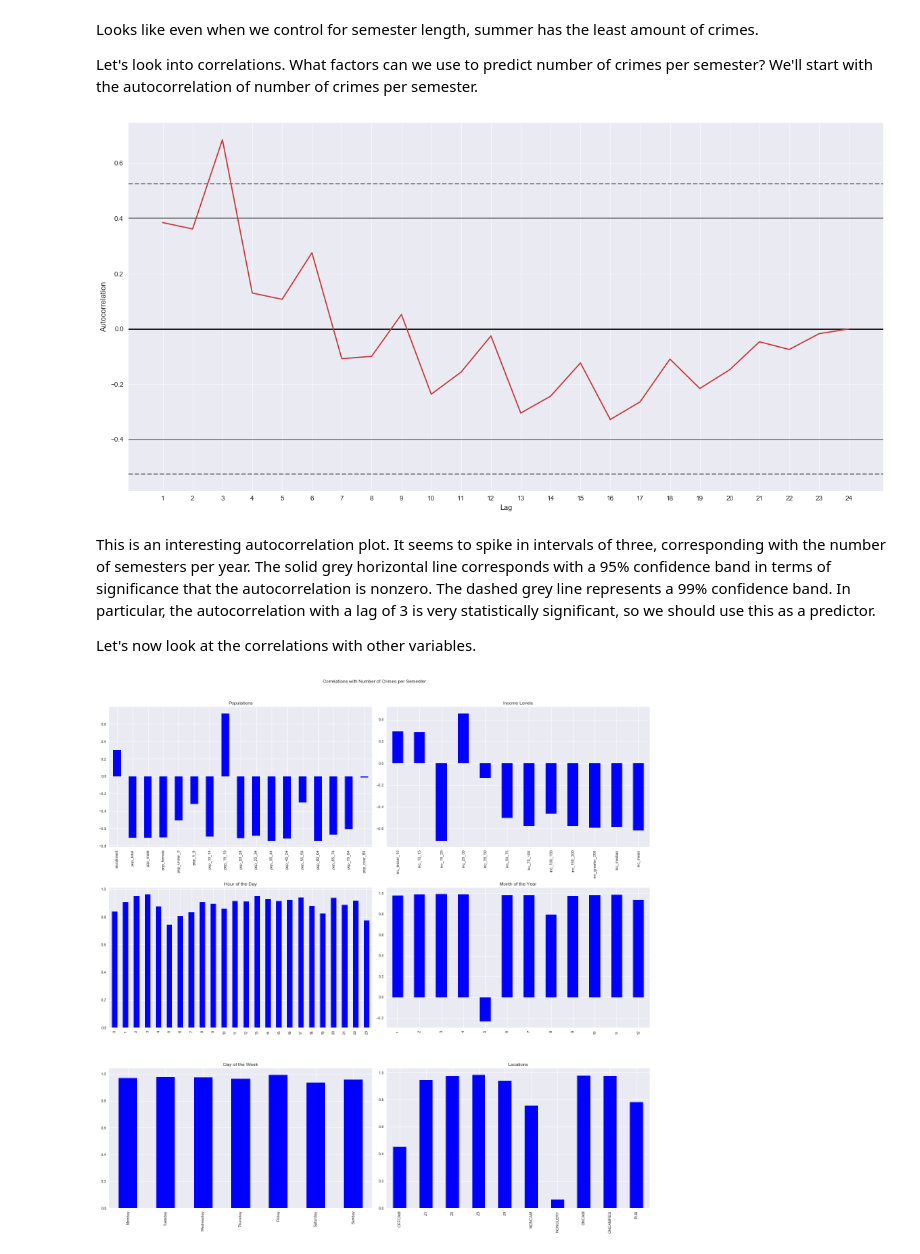
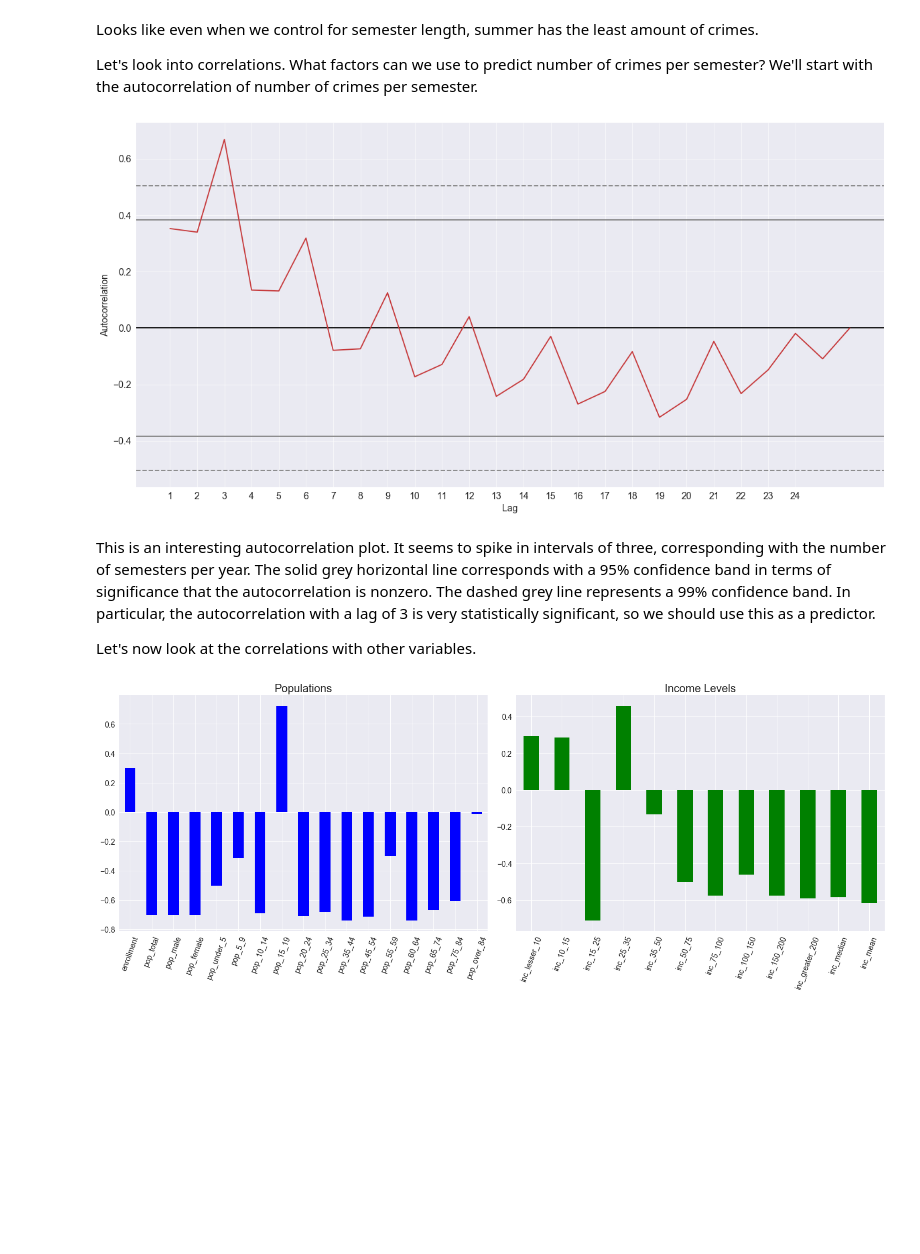
Before and after one commit to pspratling/Forecasting-Crime-around-the-Georgia-Tech-Campus, a Jupyter notebook: Project/Exploratory Data Analysis.ipynb, the cells around one changed output. Saved outputs shown, nothing was run; the diff lists cells and outputs as text; code cells hidden in the pictures; blank space fills up the shorter version.

```diff
--- a/Project/Exploratory Data Analysis.ipynb
+++ b/Project/Exploratory Data Analysis.ipynb
@@ -1,19 +1,33 @@
 # %%
 import pandas as pd
 import matplotlib.pyplot as plt
+import matplotlib as mpl
 import seaborn as sns
 import numpy as np
+import scipy.stats as stats
 import mplleaflet
 %matplotlib inline
 plt.style.use('seaborn')
 sns.set_palette(sns.color_palette("Set1", n_colors=7, desat=0.7))
+
+#setting matplotlib parameters
+params = {'axes.titlesize':'20',
+          'xtick.labelsize':'14',
+          'ytick.labelsize':'14',
+         'axes.labelsize': '14',
+         'legend.fontsize': '14'}
+mpl.rcParams.update(params)
 # %% [markdown]
 # Importing Data
 
 We will only look at crime from 2010-2017 as 2018 is not complete yet.
 # %%
 c = pd.read_csv('../Data/crime_data_clean.csv', index_col='time', parse_dates=True)
-c = c[c.year != 2018]
+
+#setting semester as categorical datatype to maintain correct order
+c['semester'] = c['semester'].astype(pd.api.types.CategoricalDtype(
+    categories=['spring', 'summer', 'fall'], ordered=True))
+
 c.head()
 # %% [output]
 |  | code | description | disposition | location | patrol_zone | landmark | lat | long | year | ... |
@@ -199,48 +211,28 @@ plt.grid(color='w', linestyle='-', alpha=0.6)
 
 plt.show()
 # %% [output]
-[figure, old version]
+[figure, new version]
 # %% [markdown]
 This is an interesting autocorrelation plot. It seems to spike in intervals of three, corresponding with the number of semesters per year. The solid grey horizontal line corresponds with a 95% confidence band in terms of significance that the autocorrelation is nonzero. The dashed grey line represents a 99% confidence band. In particular, the autocorrelation with a lag of 3 is very statistically significant, so we should use this as a predictor.
 
 Let's now look at the correlations with other variables.
 # %%
-#takes as input the c dataframe: returns a series
-#separates and aggregates categorical variables for correlations
-def agg_categorical(c, col):
-    agg = c.groupby(['year', 'semester', col]).size().unstack()
-    return  agg
-
-
 #finding values to be used for correlations
 semester_means = c.groupby(['year', 'semester']).agg(np.mean)
 semester_means['num_crimes'] = semester_size
 
 #getting rid of irrelevant and categorical columns
 semester_means = semester_means.iloc[:, 9:]
 
-#concatenating means of noncategorical variables with sums of categorical variables
-categorical_cols = ['hour', 'month', 'day_of_week', 'patrol_zone', 'location']
-dfs = [semester_means] + [agg_categorical(c, col) for col in categorical_cols]
-semester_totals = pd.concat(dfs, axis=1)
-
 #finding final correlations
-correlations = semester_totals.corr()['num_crimes'].drop('num_crimes')
+correlations = semester_means.corr()['num_crimes'].drop('num_crimes')
 
 #plotting
-fig, ax = plt.subplots(3, 2, figsize=(20,21))
-correlations.iloc[:17].plot(kind='bar', color='b', ax=ax[0,0], title='Populations')
-correlations.iloc[17:29].plot(kind='bar', color='b', ax=ax[0,1], title='Income Levels')
-correlations.iloc[29:53].plot(kind='bar', color='b', ax=ax[1,0], title='Hour of the Day')
-correlations.iloc[53:65].plot(kind='bar', color='b', ax=ax[1,1], title='Month of the Year')
-correlations.iloc[65:72].plot(kind='bar', color='b', ax=ax[2,0], title='Day of the Week')
-correlations.iloc[72:].plot(kind='bar', color='b', ax=ax[2,1], title='Locations')
+fig, ax = plt.subplots(1,2, figsize=(20,8))
+correlations.iloc[:17].plot(kind='bar', color='b', ax=ax[0], title='Populations', rot=70)
+correlations.iloc[17:29].plot(kind='bar', color='g', ax=ax[1], title='Income Levels', rot=70)
 
-#fixing some labels
-ax[2,0].set_xticklabels(dow_names)
-plt.suptitle('Correlations with Number of Crimes per Semester')
-
-plt.tight_layout(rect=[0, 0.03, 1, 0.95])
+plt.tight_layout()
 plt.show()
 # %% [output]
-[figure, old version]
+[figure, new version]
```
Also changed, not shown: parts of 25 cells of this notebook, 4 other files.
